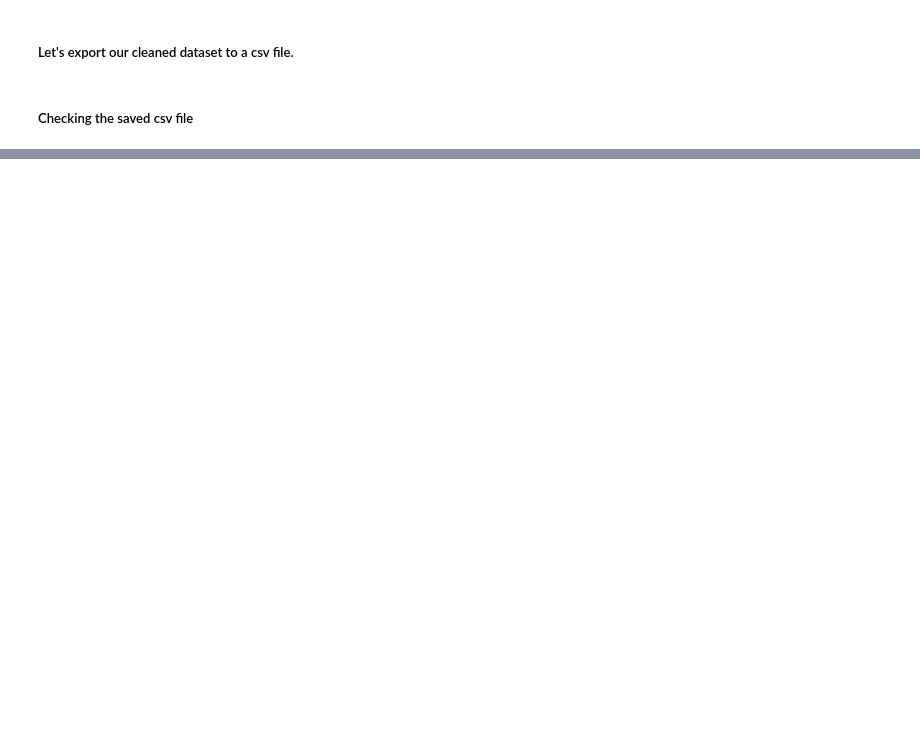
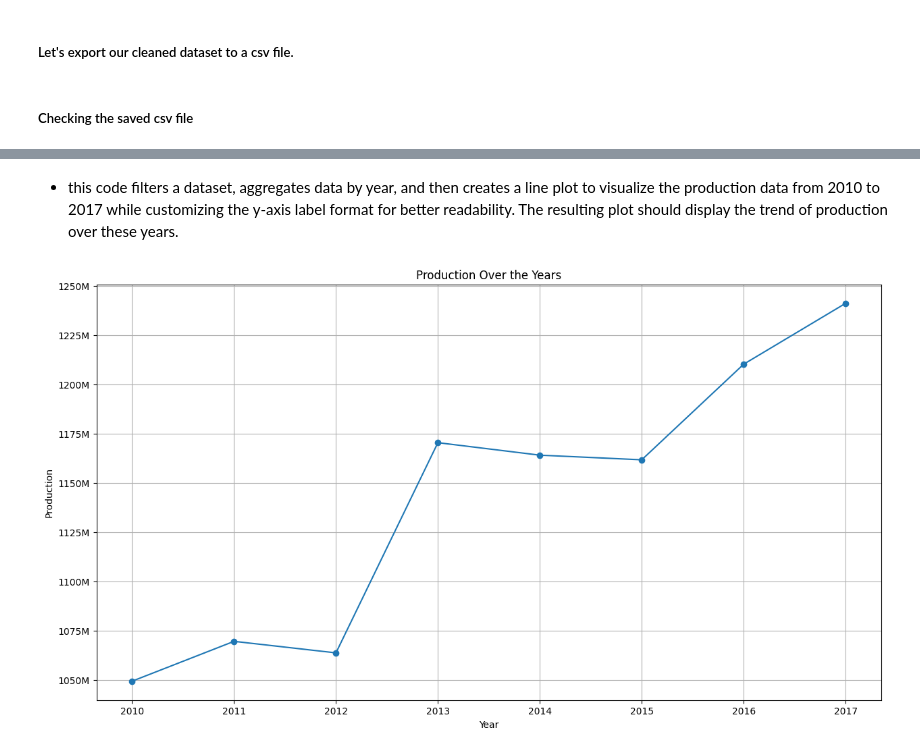
Before and after one commit to arthurbirate/DataNexa_Cloud_AI, a Jupyter notebook: 1. Data exploration/1.2 Crop cleaning.ipynb, the cells around one changed output, grey strips where cells are left out. Drawn from its saved outputs; the diff is of its cells as text; code cells hidden in the pictures; blank space fills up the shorter version.

Commit message:
line graph

```diff
--- a/1. Data exploration/1.2 Crop cleaning.ipynb
+++ b/1. Data exploration/1.2 Crop cleaning.ipynb
@@ -285,0 +288,38 @@ dataset
+# %%
+sample_data = dataset[(dataset["year"] >= 2010) & (dataset["year"] <= 2017)]
+
+aggregated_data = sample_data.groupby("year")["production"].sum().reset_index()
+
+
+## In this code, we first filter the dataset to include only the records for the years 2000 to 2005. Then, we use the groupby function to group the data by year and calculate the sum of production for each year. Finally, we plot the aggregated data to create a line graph. This approach accounts for duplicate years by summing up the production values for each year within the specified range.
+years = np.array(aggregated_data["year"])
+productions = np.array(aggregated_data["production"])
+# %% [markdown]
+* this code filters a dataset, aggregates data by year, and then creates a line plot to visualize the production data from 2010 to 2017 while customizing the y-axis label format for better readability. The resulting plot should display the trend of production over these years.
+# %%
+from matplotlib.ticker import FuncFormatter
+plt.figure(figsize=(15, 8))  # You can adjust the figure size as needed
+plt.plot(years, productions, marker='o', linestyle='-')
+plt.title('Production Over the Years')
+plt.xlabel('Year')
+plt.ylabel('Production')
+
+# Define a custom tick format function to format values in thousands
+def custom_format(x, pos):
+    if x >= 1e6:
+        return f'{x / 1e6:.0f}M'
+    elif x >= 1e3:
+        return f'{x / 1e3:.0f}k'
+    else:
+        return f'{x:.0f}'
+
+# Apply the custom format to the y-axis
+formatter = FuncFormatter(custom_format)
+plt.gca().yaxis.set_major_formatter(formatter)
+
+plt.grid(True)
+
+# Display the graph (you can also save it to a file if needed)
+plt.show()
+# %% [output]
+[figure, added]
```
Also changed, not shown: parts of 5 cells of this notebook, 2 other files.
